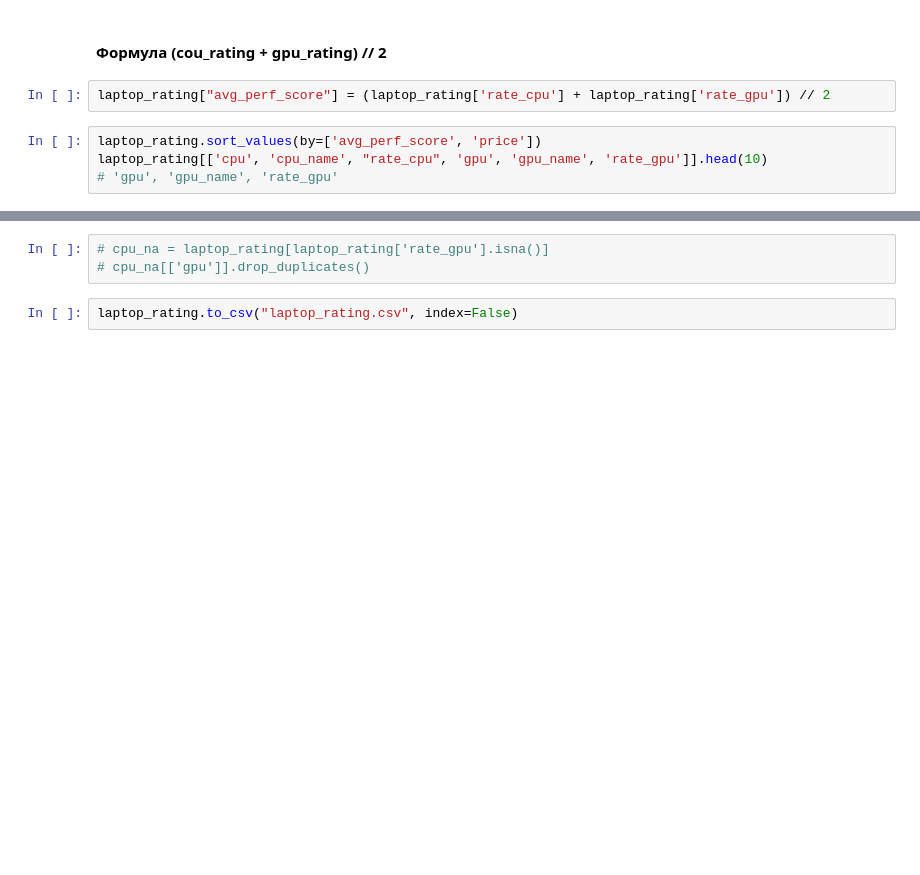
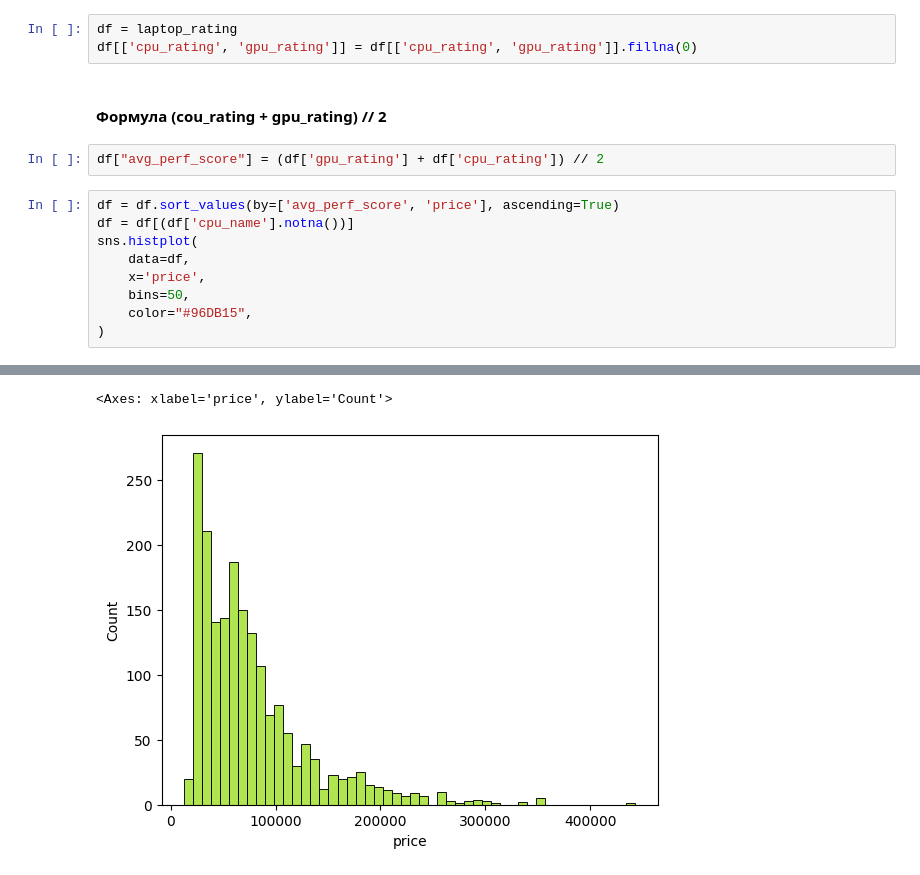
Before and after one commit to TopolyaNOT/laptop_analysis, a Jupyter notebook: test.ipynb, the cells around one changed output, grey strips where cells are left out. Drawn from its saved outputs; the diff is of its cells as text; blank space fills up the shorter version.

```diff
--- a/test.ipynb
+++ b/test.ipynb
@@ -192,9 +319,17 @@ The palette list has fewer values (2) than needed (3) and will cycle, which may
+# %%
+df = laptop_rating
+df[['cpu_rating', 'gpu_rating']] = df[['cpu_rating', 'gpu_rating']].fillna(0)
 # %% [markdown]
 #### Формула  (cou_rating + gpu_rating) // 2
 # %%
-laptop_rating["avg_perf_score"] = (laptop_rating['rate_cpu'] + laptop_rating['rate_gpu']) // 2
+df["avg_perf_score"] = (df['gpu_rating'] + df['cpu_rating']) // 2
 # %%
-laptop_rating.sort_values(by=['avg_perf_score', 'price'])
-laptop_rating[['cpu', 'cpu_name', "rate_cpu", 'gpu', 'gpu_name', 'rate_gpu']].head(10)
-# 'gpu', 'gpu_name', 'rate_gpu'
+df = df.sort_values(by=['avg_perf_score', 'price'], ascending=True)
+df = df[(df['cpu_name'].notna())]
+sns.histplot(
+    data=df,
+    x='price',
+    bins=50,
+    color="#96DB15",
+)
 # %% [output]
@@ -212,5 +336,2 @@ laptop_rating[['cpu', 'cpu_name', "rate_cpu", 'gpu', 'gpu_name', 'rate_gpu']].he
+<Axes: xlabel='price', ylabel='Count'>
+[figure, added]
-# %%
-# cpu_na = laptop_rating[laptop_rating['rate_gpu'].isna()]
-# cpu_na[['gpu']].drop_duplicates()
-# %%
-laptop_rating.to_csv("laptop_rating.csv", index=False)
```
Also changed, not shown: parts of 31 cells of this notebook, 1 other file.
